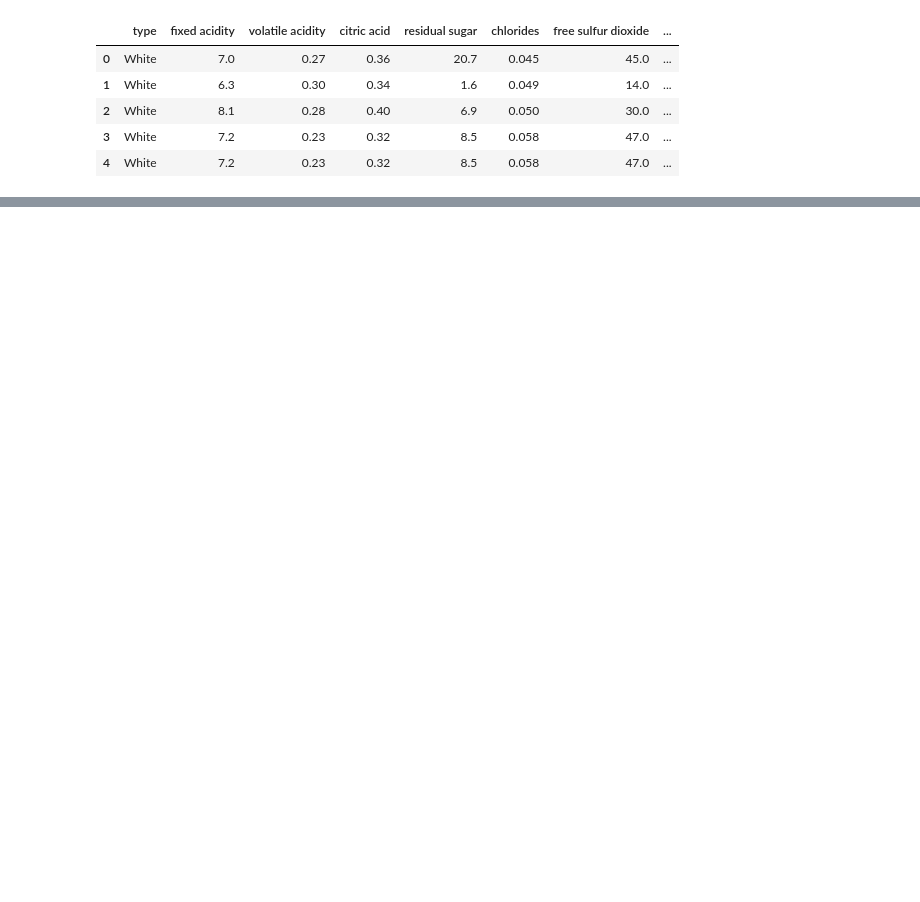
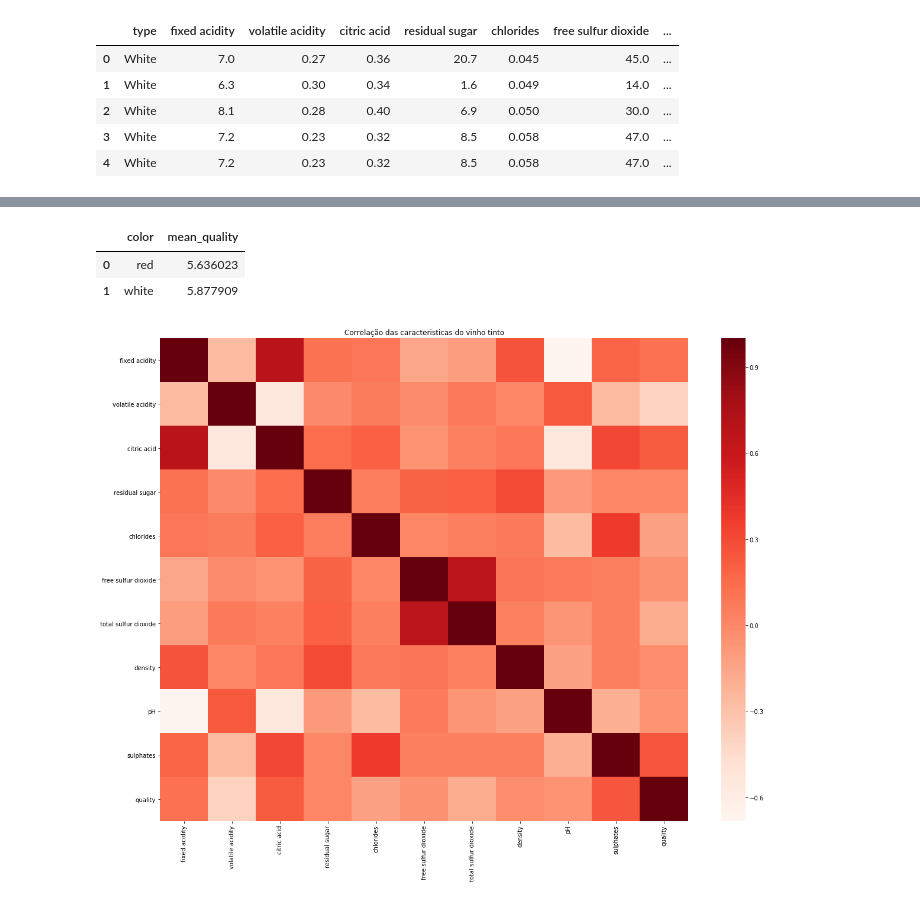
Before and after one commit to wendeljardel/teste-cognitivo-ai, a Jupyter notebook: Teste Cognitivo.AI.ipynb, the cells around one changed output, grey strips where cells are left out. Cells and saved outputs as stored; diff of their text form; code cells hidden in the pictures; blank space fills up the shorter version.

Commit message:
data Exploration and Analysis

```diff
--- a/Teste Cognitivo.AI.ipynb
+++ b/Teste Cognitivo.AI.ipynb
@@ -136,0 +25,7 @@ coeffecients
+# %%
+# Excluindo outliers na coluna alcohol
+for i in df["alcohol"]:
+    try:
+        float(i)
+    except:
+        df = df[df.alcohol != i]
@@ -136,0 +34,2 @@ coeffecients
+# %%
+df_red = df[df.type == "Red"]
@@ -136,0 +67,22 @@ coeffecients
+# %%
+d = {'color': ['red','white'], 'mean_quality': [5.636023,5.877909]}
+df_mean = pd.DataFrame(data=d)
+df_mean
+# %% [output]
+|  | color | mean_quality |
+| 0 | red | 5.636023 |
+| 1 | white | 5.877909 |
+# %%
+#Correlação Heat Maps
+# Vinho tinto
+plt.subplots(figsize=(20,15))
+ax = plt.axes()
+ax.set_title("Correlação das caracteristicas do vinho tinto")
+corr = df_red.corr()
+sns.heatmap(corr,
+            xticklabels=corr.columns.values,
+            yticklabels=corr.columns.values,
+           cmap="Reds")
+plt.show()
+# %% [output]
+[figure, added]
```
Also changed, not shown: parts of 54 cells of this notebook.
